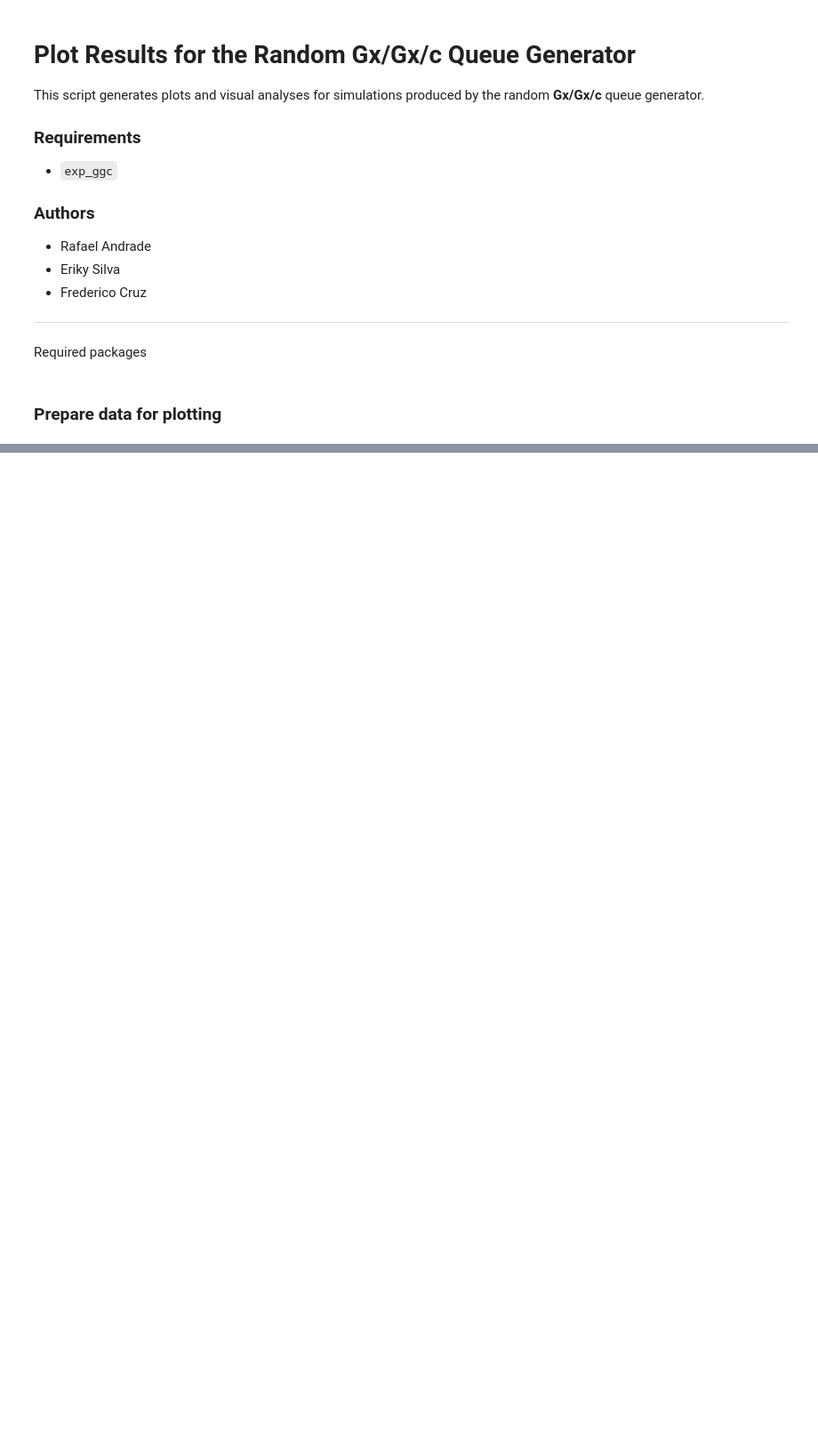
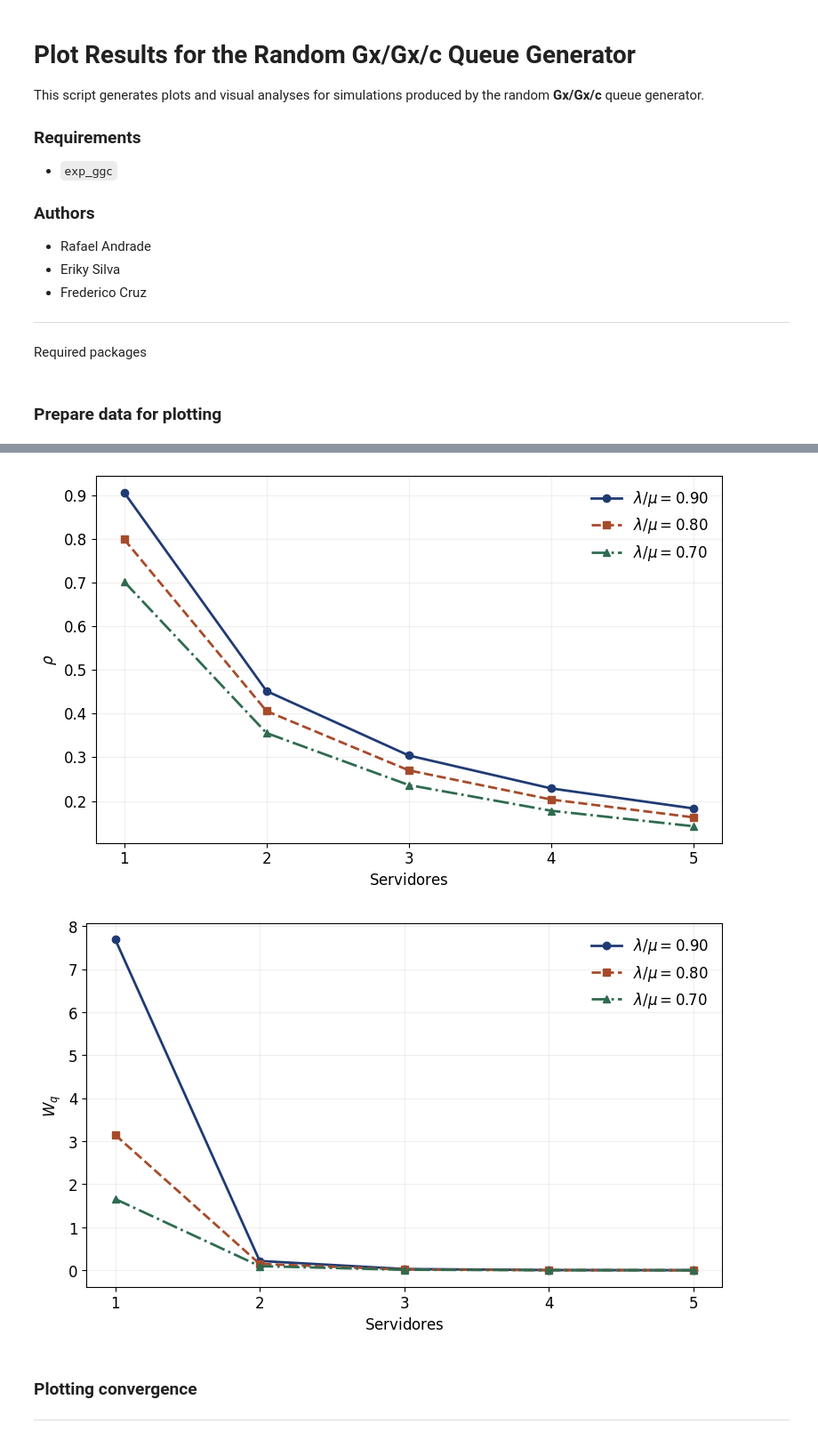
Before and after one commit to eriky-tn/CREEM_GGc_Simulation, a Jupyter notebook: plot_ggc.ipynb, the cells around one changed output, grey strips where cells are left out. Shown at 89% size. Drawn from its saved outputs; the diff is of its cells as text; code cells hidden in the pictures; blank space fills up the shorter version.

```diff
--- a/plot_ggc.ipynb
+++ b/plot_ggc.ipynb
@@ -195,0 +109,9 @@ for batch, dfb in df_plot.groupby('batch'):
+# %%
+plot_metric(df_mmc, "nserv", "Rho_mean", r"$\mathrm{Servidores}$", r"$\rho$")
+plot_metric(df_mmc, "nserv","Wq_mean", r"$\mathrm{Servidores}$", r"$W_q$")
+# %% [output]
+[figure, added]
+[figure, added]
+# %% [markdown]
+### Plotting convergence
+---
```
Also changed, not shown: parts of 17 cells of this notebook, 3 other files.
